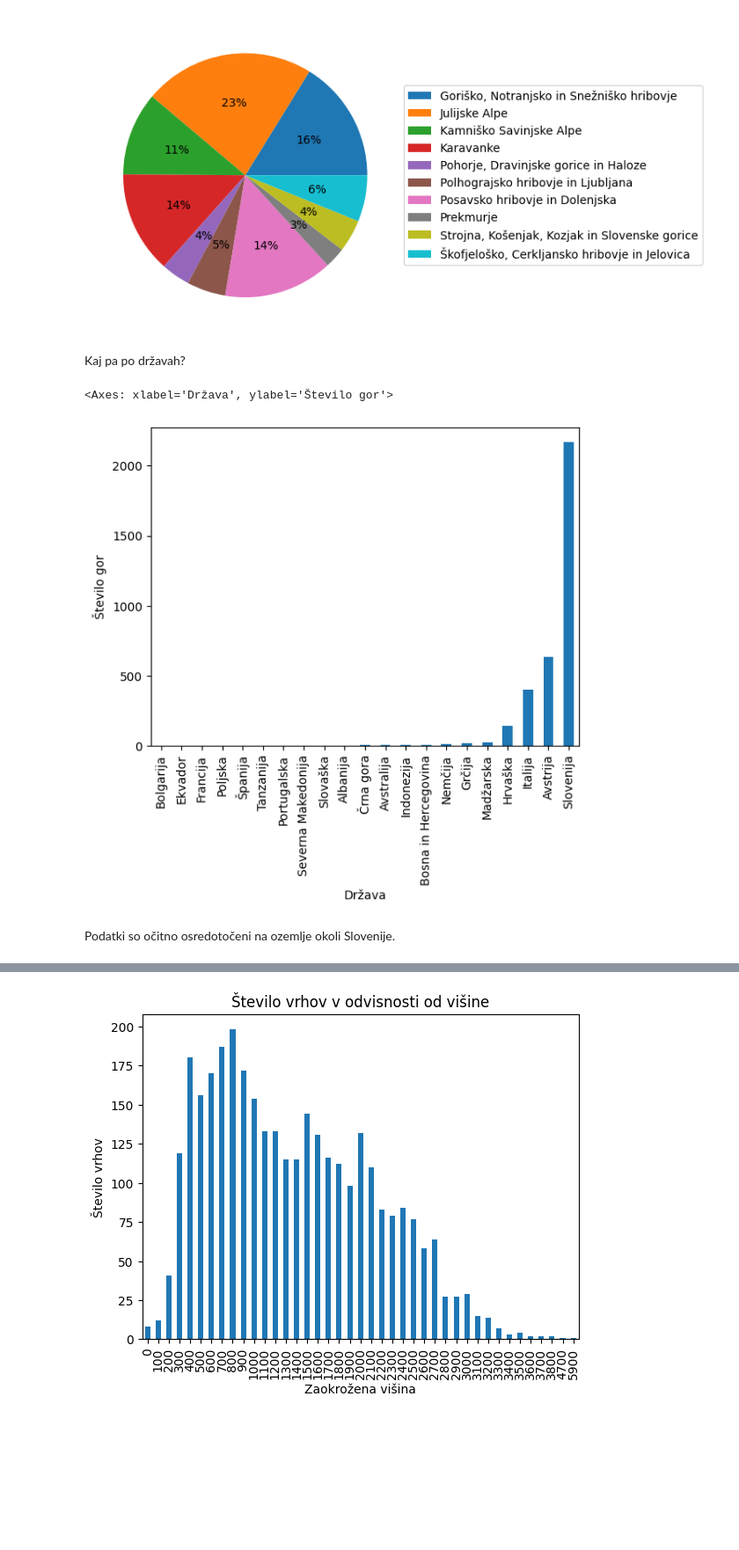
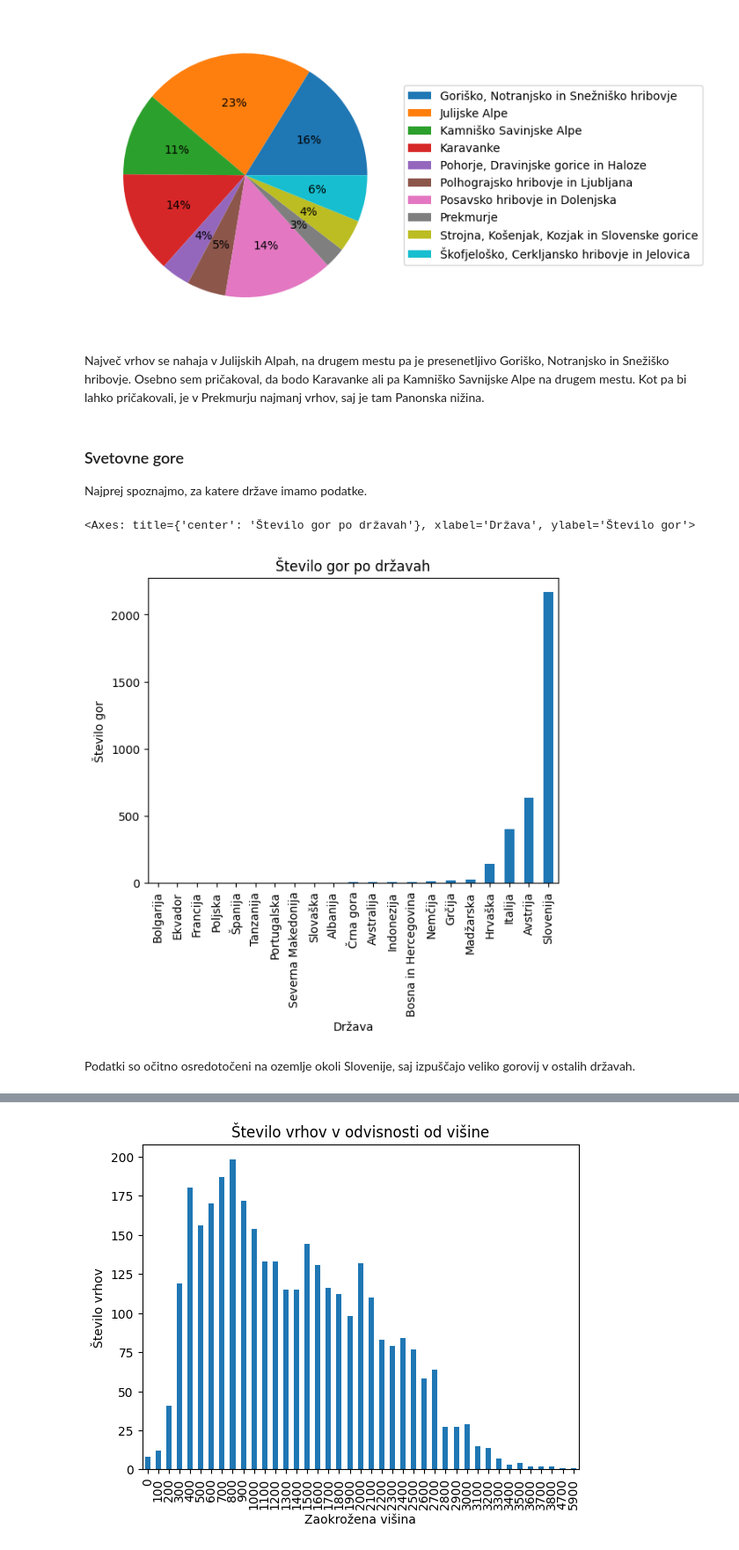
Before and after one commit to tilenzabkar/uvp-projektna-naloga, a Jupyter notebook: analiza.ipynb, the cells around one changed output, grey strips where cells are left out. Shown at 88% size. Cells and saved outputs as stored; diff of their text form; code cells hidden in the pictures; blank space fills up the shorter version.

```diff
--- a/analiza.ipynb
+++ b/analiza.ipynb
@@ -102,18 +109,22 @@ graf_po_gorovju_st_vrhov.legend(po_gorovju_st_vrhov.index, loc="center left", bb
 # %% [output]
 <matplotlib.legend.Legend at 0x...>
 [figure]
-# %% [markdown]
-Kaj pa po državah?
+# %% [markdown]
+Največ vrhov se nahaja v Julijskih Alpah, na drugem mestu pa je presenetljivo Goriško, Notranjsko in Snežiško hribovje. Osebno sem pričakoval, da bodo Karavanke ali pa Kamniško Savnijske Alpe na drugem mestu. Kot pa bi lahko pričakovali, je v Prekmurju najmanj vrhov, saj je tam Panonska nižina.
+# %% [markdown]
+### Svetovne gore
+
+Najprej spoznajmo, za katere države imamo podatke.
 # %%
 gore_razbito = gore.copy()
 gore_razbito['država'] = gore['država'].str.split(', ')     #popravimo, ker nekatere gore vsebujejo več držav
 gore_razbito = gore_razbito.explode('država')
 
 po_drzavi_st_vrhov = gore_razbito.groupby("država").size()
-po_drzavi_st_vrhov.sort_values().plot.bar(xlabel="Država", ylabel="Število gor")
+po_drzavi_st_vrhov.sort_values().plot.bar(xlabel="Država", ylabel="Število gor", title="Število gor po državah")
 # %% [output]
-<Axes: xlabel='Država', ylabel='Število gor'>
+<Axes: title={'center': 'Število gor po državah'}, xlabel='Država', ylabel='Število gor'>
-[figure, old version]
+[figure, new version]
 # %% [markdown]
-Podatki so očitno osredotočeni na ozemlje okoli Slovenije.
+Podatki so očitno osredotočeni na ozemlje okoli Slovenije, saj izpuščajo veliko gorovij v ostalih državah.
 # %% [markdown]
```
Also changed, not shown: parts of 32 cells of this notebook, 6 other files.
